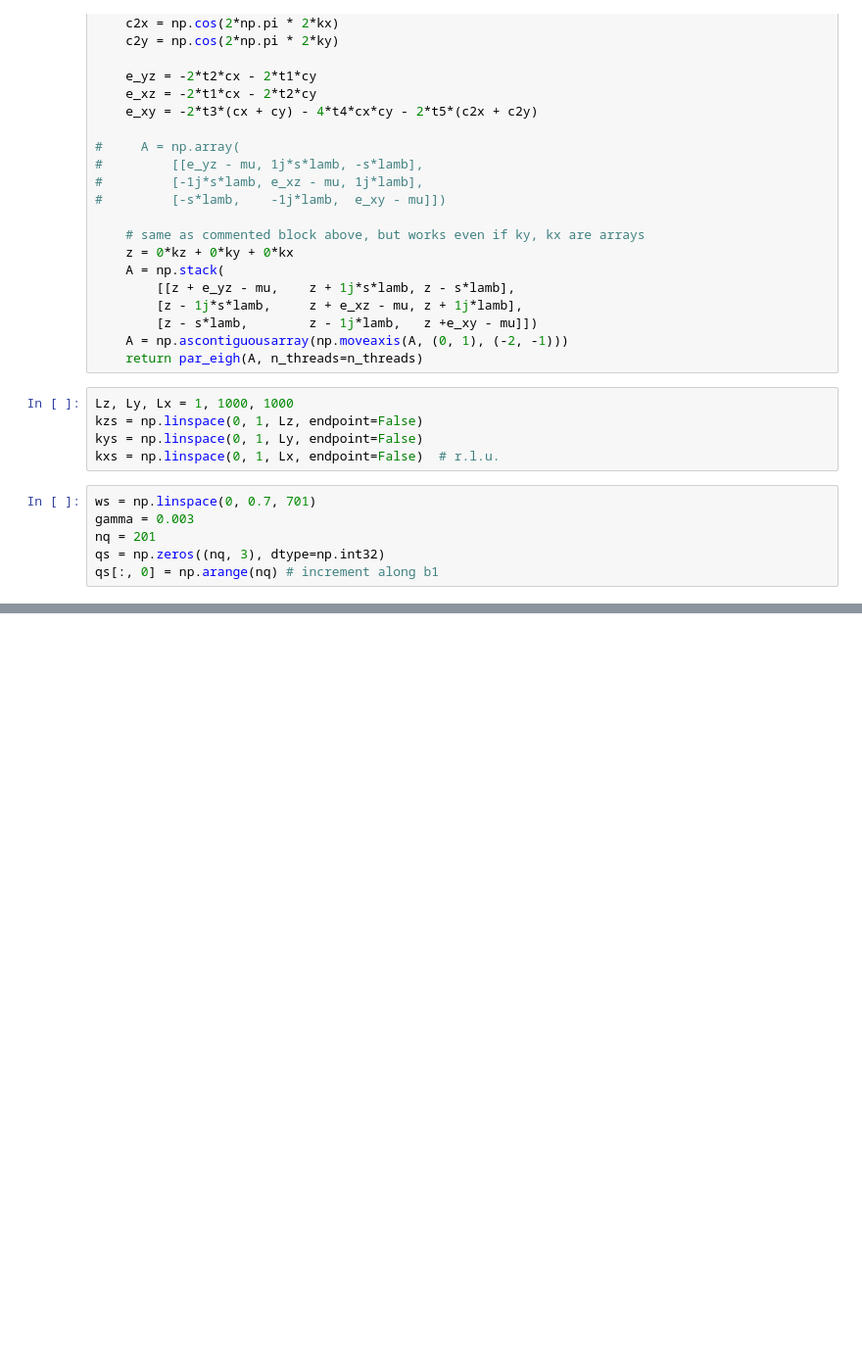
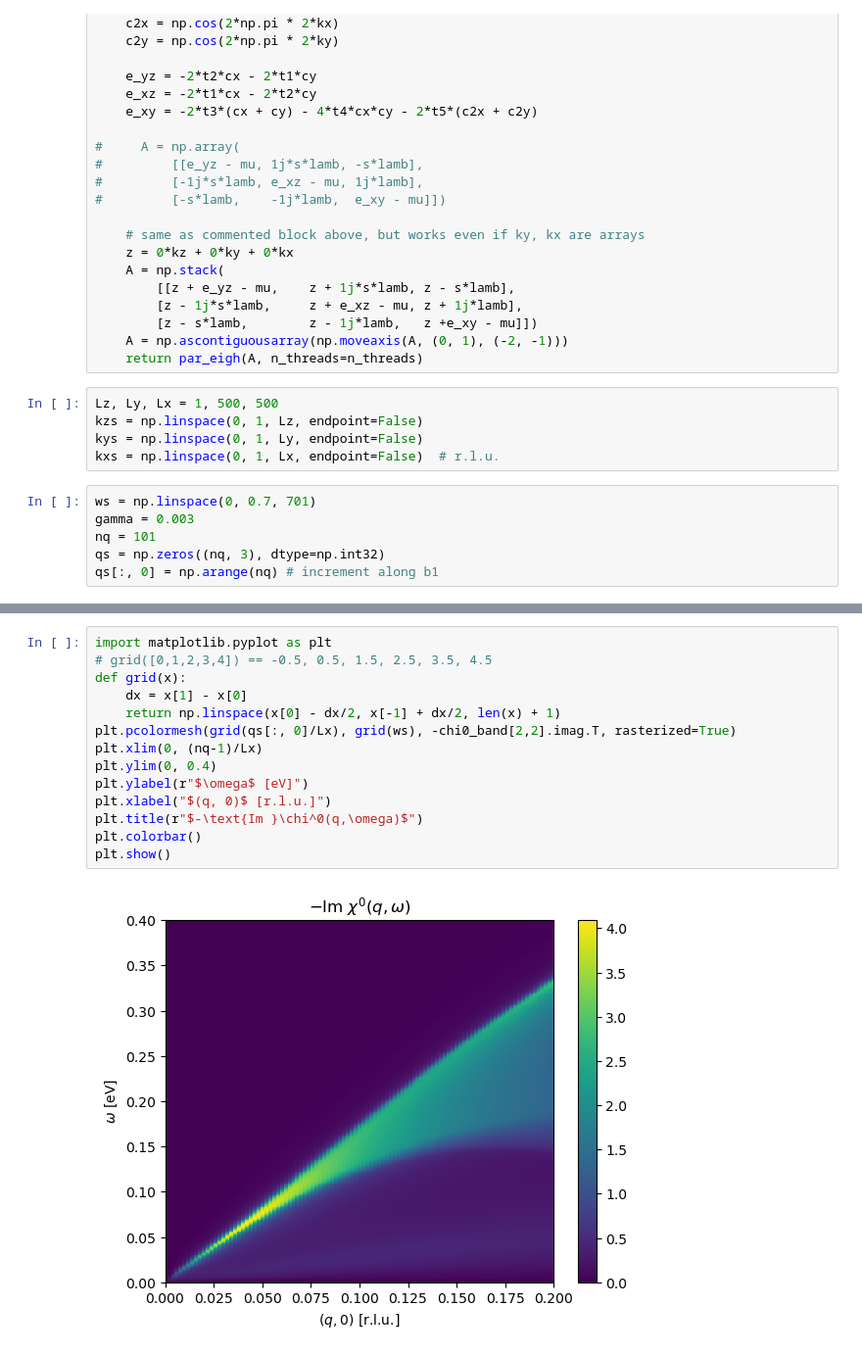
Before and after one commit to edwnh/c_lindhard, a Jupyter notebook: example_Sr2RuO4.ipynb, the cells around one changed output, grey strips where cells are left out. Shown: that part at 98% size. Drawn from its saved outputs; the diff is of its cells as text; blank space fills up the shorter version.

Commit message:
implement band and orbital resolved susceptibility calculation

```diff
--- a/example_Sr2RuO4.ipynb
+++ b/example_Sr2RuO4.ipynb
@@ -30,14 +30,14 @@ def calc_ek(kz, ky, kx, t1=0.145, t2=0.016, t3=0.081, t4=0.039, t5=0.005, lamb=0
     A = np.ascontiguousarray(np.moveaxis(A, (0, 1), (-2, -1)))
     return par_eigh(A, n_threads=n_threads)
 # %%
-Lz, Ly, Lx = 1, 1000, 1000
+Lz, Ly, Lx = 1, 500, 500
 kzs = np.linspace(0, 1, Lz, endpoint=False)
 kys = np.linspace(0, 1, Ly, endpoint=False)
 kxs = np.linspace(0, 1, Lx, endpoint=False)  # r.l.u.
 # %%
 ws = np.linspace(0, 0.7, 701)
 gamma = 0.003
-nq = 201
+nq = 101
 qs = np.zeros((nq, 3), dtype=np.int32)
 qs[:, 0] = np.arange(nq) # increment along b1
 # %%
@@ -60,0 +84,16 @@ plt.show()
+# %%
+import matplotlib.pyplot as plt
+# grid([0,1,2,3,4]) == -0.5, 0.5, 1.5, 2.5, 3.5, 4.5
+def grid(x):
+    dx = x[1] - x[0]
+    return np.linspace(x[0] - dx/2, x[-1] + dx/2, len(x) + 1)
+plt.pcolormesh(grid(qs[:, 0]/Lx), grid(ws), -chi0_band[2,2].imag.T, rasterized=True)
+plt.xlim(0, (nq-1)/Lx)
+plt.ylim(0, 0.4)
+plt.ylabel(r"$\omega$ [eV]")
+plt.xlabel("$(q, 0)$ [r.l.u.]")
+plt.title(r"$-\text{Im }\chi^0(q,\omega)$")
+plt.colorbar()
+plt.show()
+# %% [output]
+[figure, added]
```
Also changed, not shown: parts of 8 cells of this notebook, 2 other files.
